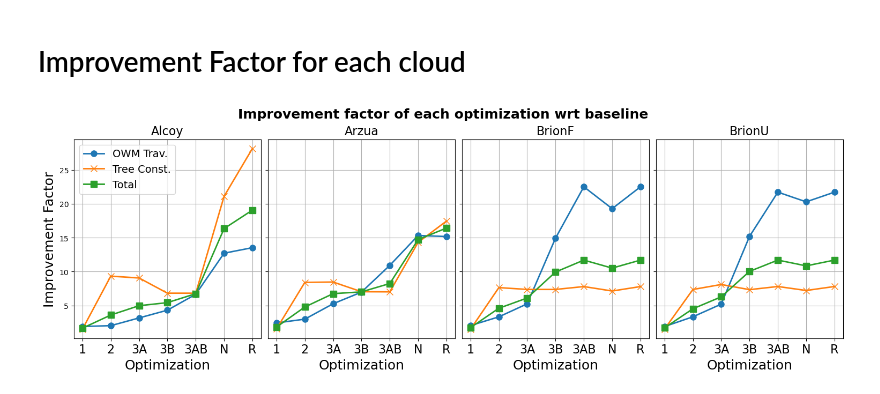
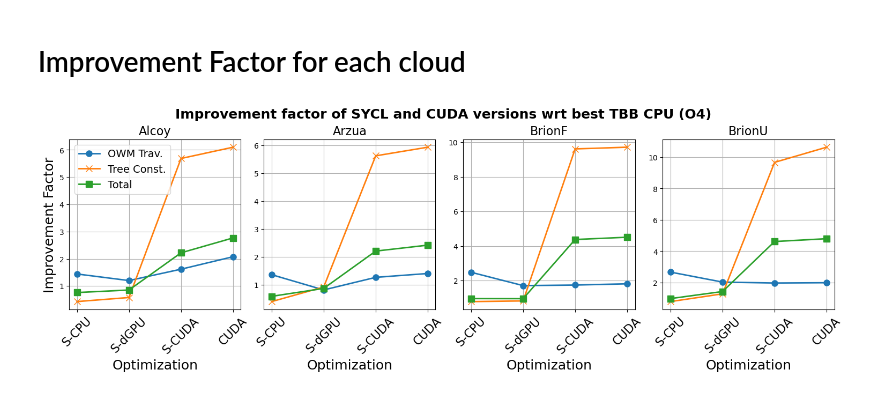
Before and after one commit to PPMC-DAC/FastOWM, a Jupyter notebook: Results/process_all_optimSYCL-CUDA.ipynb, the cells around one changed output. Saved outputs shown, nothing was run; the diff lists cells and outputs as text; code cells hidden in the pictures.

```diff
--- a/Results/process_all_optimSYCL-CUDA.ipynb
+++ b/Results/process_all_optimSYCL-CUDA.ipynb
@@ -147,0 +226,22 @@ dfm
+# %%
+df=pd.read_csv('All_Optimizations.csv',sep=';')
+df=df.drop(df.index[4:28])
+df.reset_index(drop=True, inplace=True)
+df.insert(4,"Total",0)
+df['Total']=df['TimeTree']+df['TimeOWM']
+print(df.loc[4:7,'TimeTree':'Total'])
+dfs=pd.read_csv('All_OptimizationsSYCL-CUDA.csv',sep=';')
+dfs.insert(4,"Total",0)
+dfs['Total']=dfs['TimeTree']+dfs['TimeOWM']
+dfm=dfs[~dfs["Optimization"].str.contains("nomemo")]
+dfm['TreeSp']=1
+dfm['OWMSp']=1
+dfm['TotalSp']=1
+dfm.reset_index(drop=True, inplace=True)
+#Speedup of one optimization w.r.t. owm-sycl-cpu
+for i in range(0,len(dfm),4):
+    for j in range(4):
+        dfm.loc[i+j,'TreeSp']=df['TimeTree'][j+4]/dfm['TimeTree'][i+j]
+        dfm.loc[i+j,'OWMSp']=df['TimeOWM'][j+4]/dfm['TimeOWM'][i+j]
+        dfm.loc[i+j,'TotalSp']=df['Total'][j+4]/dfm['Total'][i+j]
+dfm
@@ -160,37 +283,37 @@ def plot_allsp(df,xlab):
     markers = 8
     marks=['o-','x-','s-','v-','+-']
 
-    all=np.array(df.loc[4:,'TreeSp':'TotalSp'])
+    all=np.array(df.loc[0:,'TreeSp':'TotalSp'])
     clouds=list(df.loc[0:3,'Cloud'])
     bycloud={}
     for i,j in zip(clouds,range(len(clouds))):
         bycloud[i]=all[j::4].T
 
     #fig = plt.figure()
     labels=['OWM Trav.','Tree Const.','Total']
     x=np.arange(1,len(xlab)+1)
     #define grid of plots
-    fig, axs = plt.subplots(nrows=1, ncols=4,figsize=(15, 5), constrained_layout=True, sharey=True)
+    fig, axs = plt.subplots(nrows=1, ncols=4,figsize=(15, 5), constrained_layout=True)#, sharey=True)
     for i,name in zip(range(len(clouds)),clouds):
         axs[i].plot(x, bycloud[name][1], marks[0], linewidth=linew, markersize=markers)
         axs[i].plot(x, bycloud[name][0], marks[1], linewidth=linew, markersize=markers)
         axs[i].plot(x, bycloud[name][2], marks[2], linewidth=linew, markersize=markers)
 
         axs[i].set_title(name,fontsize=16)
         axs[i].set_xlabel('Optimization', fontsize=xlabelfs)
-        axs[i].set_xticks(x,labels=xlab,fontsize=xticksfs)
+        axs[i].set_xticks(x,labels=xlab,fontsize=xticksfs,rotation = 45)
         # axs[i].yticks(fontsize=yticksfs)
         axs[i].grid()
-    fig.suptitle('Improvement factor of each optimization wrt baseline',  fontweight='bold', fontsize=18)
+    fig.suptitle('Improvement factor of SYCL and CUDA versions wrt best TBB CPU (O4)',  fontweight='bold', fontsize=18)
 
     axs[0].set_ylabel('Improvement Factor', fontsize=ylabelfs)
     axs[0].legend(labels,loc='best', fontsize= 14)
-    pp = PdfPages("Speedup_all_optim.pdf")
+    pp = PdfPages("Speedup_all_CUDA.pdf")
     pp.savefig(fig)
     pp.close()
     #axs[i].show()
 
 
-plot_allsp(df,['1','2','3A','3B','3AB','N','R'])
+plot_allsp(dfm,['S-CPU','S-dGPU','S-CUDA','CUDA'])
 # %% [output]
-[figure, old version]
+[figure, new version]
```
Also changed, not shown: parts of 20 cells of this notebook, 2 other files.
